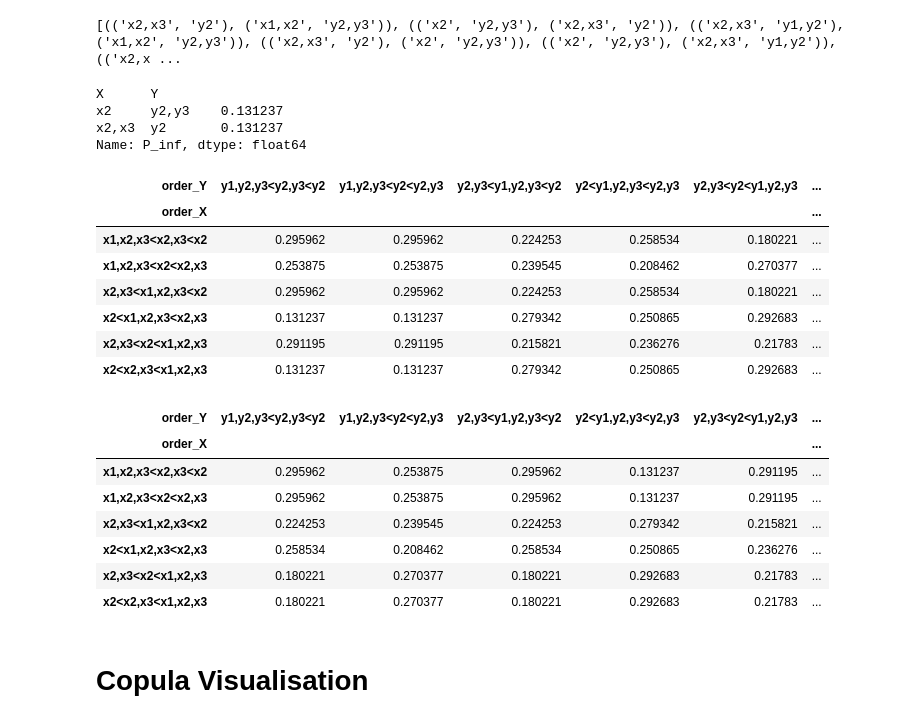
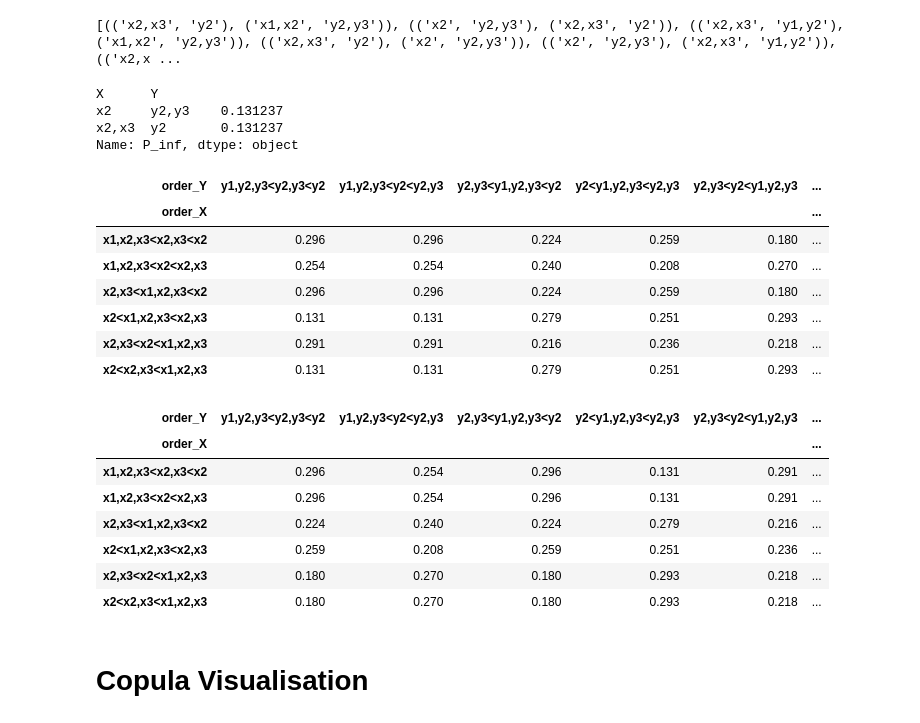
Before and after one commit to Roman-Malinowski/simulation_copula, a Jupyter notebook: Copula.ipynb, the cells around one changed output. Cells and saved outputs as stored; diff of their text form; code cells hidden in the pictures.

```diff
--- a/Copula.ipynb
+++ b/Copula.ipynb
@@ -139,36 +139,39 @@ print(list_event)
 # %%
 print(rob_xy.approximation.loc[[('x2', 'y2,y3'), ('x2,x3', 'y2')], "P_inf"])
 nec_1 = pd.DataFrame(index=nec_xy_inf.columns.get_level_values(level="order_X").drop_duplicates(), columns=nec_xy_inf.columns.get_level_values(level="order_Y").drop_duplicates())
 nec_2 = pd.DataFrame(index=nec_xy_inf.columns.get_level_values(level="order_X").drop_duplicates(), columns=nec_xy_inf.columns.get_level_values(level="order_Y").drop_duplicates())
 
 for x_i, y_i in nec_xy_inf.columns:
     nec_1.loc[x_i, y_i] = nec_xy_inf.loc[('x2', 'y2,y3'), (x_i, y_i)]
     nec_2.loc[x_i, y_i] = nec_xy_inf.loc[('x2,x3', 'y2'), (x_i, y_i)]
+nec_1 = nec_1.astype(float).round(3)
+nec_2 = nec_2.astype(float).round(3)
+
 nec_1
 # %% [output]
 X      Y
 x2     y2,y3    0.131237
 x2,x3  y2       0.131237
-Name: P_inf, dtype: float64
+Name: P_inf, dtype: object
 | order_Y | y1,y2,y3<y2,y3<y2 | y1,y2,y3<y2<y2,y3 | y2,y3<y1,y2,y3<y2 | y2<y1,y2,y3<y2,y3 | y2,y3<y2<y1,y2,y3 | ... |
 | order_X |  |  |  |  |  | ... |
-| x1,x2,x3<x2,x3<x2 | 0.295962 | 0.295962 | 0.224253 | 0.258534 | 0.180221 | ... |
-| x1,x2,x3<x2<x2,x3 | 0.253875 | 0.253875 | 0.239545 | 0.208462 | 0.270377 | ... |
-| x2,x3<x1,x2,x3<x2 | 0.295962 | 0.295962 | 0.224253 | 0.258534 | 0.180221 | ... |
-| x2<x1,x2,x3<x2,x3 | 0.131237 | 0.131237 | 0.279342 | 0.250865 | 0.292683 | ... |
-| x2,x3<x2<x1,x2,x3 | 0.291195 | 0.291195 | 0.215821 | 0.236276 | 0.21783 | ... |
-| x2<x2,x3<x1,x2,x3 | 0.131237 | 0.131237 | 0.279342 | 0.250865 | 0.292683 | ... |
+| x1,x2,x3<x2,x3<x2 | 0.296 | 0.296 | 0.224 | 0.259 | 0.180 | ... |
+| x1,x2,x3<x2<x2,x3 | 0.254 | 0.254 | 0.240 | 0.208 | 0.270 | ... |
+| x2,x3<x1,x2,x3<x2 | 0.296 | 0.296 | 0.224 | 0.259 | 0.180 | ... |
+| x2<x1,x2,x3<x2,x3 | 0.131 | 0.131 | 0.279 | 0.251 | 0.293 | ... |
+| x2,x3<x2<x1,x2,x3 | 0.291 | 0.291 | 0.216 | 0.236 | 0.218 | ... |
+| x2<x2,x3<x1,x2,x3 | 0.131 | 0.131 | 0.279 | 0.251 | 0.293 | ... |
 # %%
 nec_2
 # %% [output]
 | order_Y | y1,y2,y3<y2,y3<y2 | y1,y2,y3<y2<y2,y3 | y2,y3<y1,y2,y3<y2 | y2<y1,y2,y3<y2,y3 | y2,y3<y2<y1,y2,y3 | ... |
 | order_X |  |  |  |  |  | ... |
-| x1,x2,x3<x2,x3<x2 | 0.295962 | 0.253875 | 0.295962 | 0.131237 | 0.291195 | ... |
-| x1,x2,x3<x2<x2,x3 | 0.295962 | 0.253875 | 0.295962 | 0.131237 | 0.291195 | ... |
-| x2,x3<x1,x2,x3<x2 | 0.224253 | 0.239545 | 0.224253 | 0.279342 | 0.215821 | ... |
-| x2<x1,x2,x3<x2,x3 | 0.258534 | 0.208462 | 0.258534 | 0.250865 | 0.236276 | ... |
-| x2,x3<x2<x1,x2,x3 | 0.180221 | 0.270377 | 0.180221 | 0.292683 | 0.21783 | ... |
-| x2<x2,x3<x1,x2,x3 | 0.180221 | 0.270377 | 0.180221 | 0.292683 | 0.21783 | ... |
+| x1,x2,x3<x2,x3<x2 | 0.296 | 0.254 | 0.296 | 0.131 | 0.291 | ... |
+| x1,x2,x3<x2<x2,x3 | 0.296 | 0.254 | 0.296 | 0.131 | 0.291 | ... |
+| x2,x3<x1,x2,x3<x2 | 0.224 | 0.240 | 0.224 | 0.279 | 0.216 | ... |
+| x2<x1,x2,x3<x2,x3 | 0.259 | 0.208 | 0.259 | 0.251 | 0.236 | ... |
+| x2,x3<x2<x1,x2,x3 | 0.180 | 0.270 | 0.180 | 0.293 | 0.218 | ... |
+| x2<x2,x3<x1,x2,x3 | 0.180 | 0.270 | 0.180 | 0.293 | 0.218 | ... |
 # %% [markdown]
 # Copula Visualisation
 # %%
```
Also changed, not shown: 1 other file.
